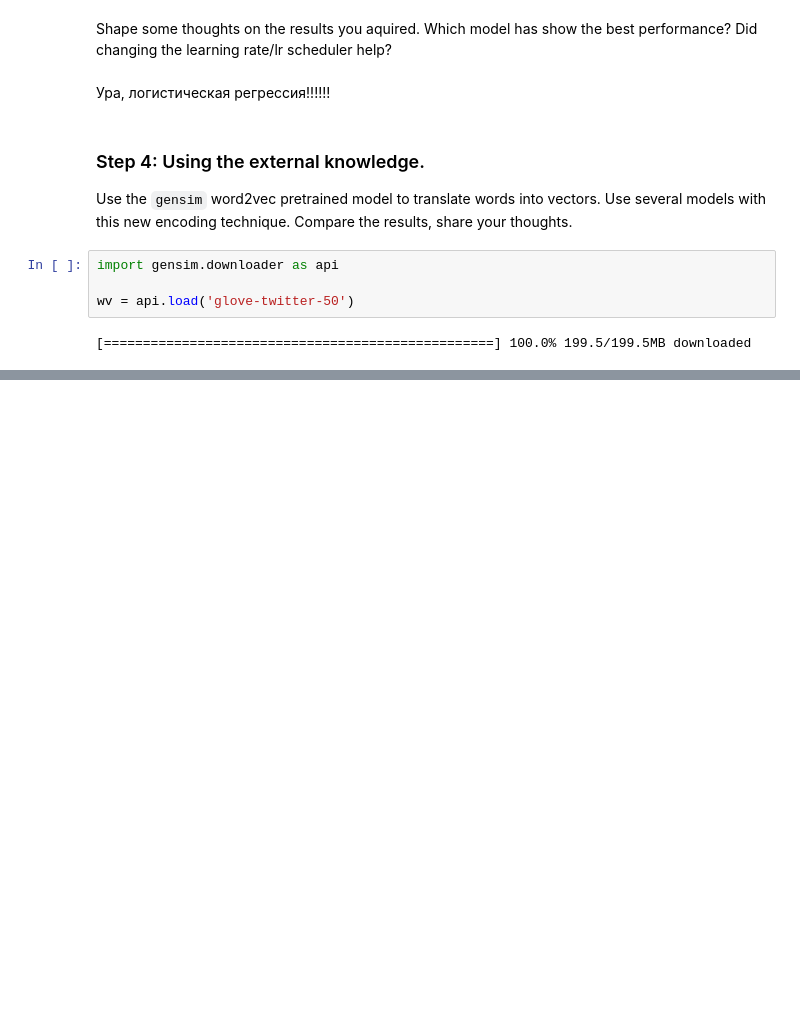
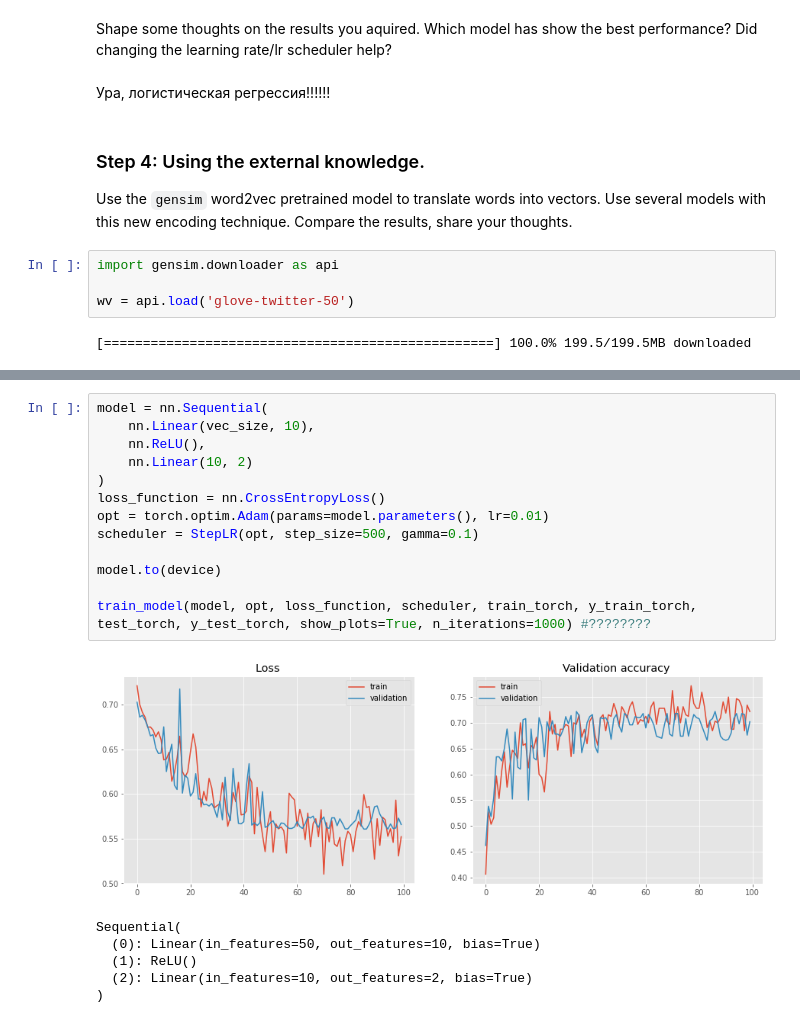
Before and after one commit to AnkeHooliganke/nlp_made, a Jupyter notebook: nlp_assignment1_01_Word_Vectors.ipynb, the cells around one changed output, grey strips where cells are left out. Saved outputs shown, nothing was run; the diff lists cells and outputs as text; blank space fills up the shorter version.

```diff
--- a/nlp_assignment1_01_Word_Vectors.ipynb
+++ b/nlp_assignment1_01_Word_Vectors.ipynb
@@ -512,0 +563,20 @@ wv = api.load('glove-twitter-50')
+# %%
+model = nn.Sequential(
+    nn.Linear(vec_size, 10),
+    nn.ReLU(),
+    nn.Linear(10, 2)
+)
+loss_function = nn.CrossEntropyLoss()
+opt = torch.optim.Adam(params=model.parameters(), lr=0.01)
+scheduler = StepLR(opt, step_size=500, gamma=0.1)
+
+model.to(device)
+
+train_model(model, opt, loss_function, scheduler, train_torch, y_train_torch, test_torch, y_test_torch, show_plots=True, n_iterations=1000) #????????
+# %% [output]
+[figure, added]
+Sequential(
+  (0): Linear(in_features=50, out_features=10, bias=True)
+  (1): ReLU()
+  (2): Linear(in_features=10, out_features=2, bias=True)
+)
```
Also changed, not shown: parts of 11 cells of this notebook.
